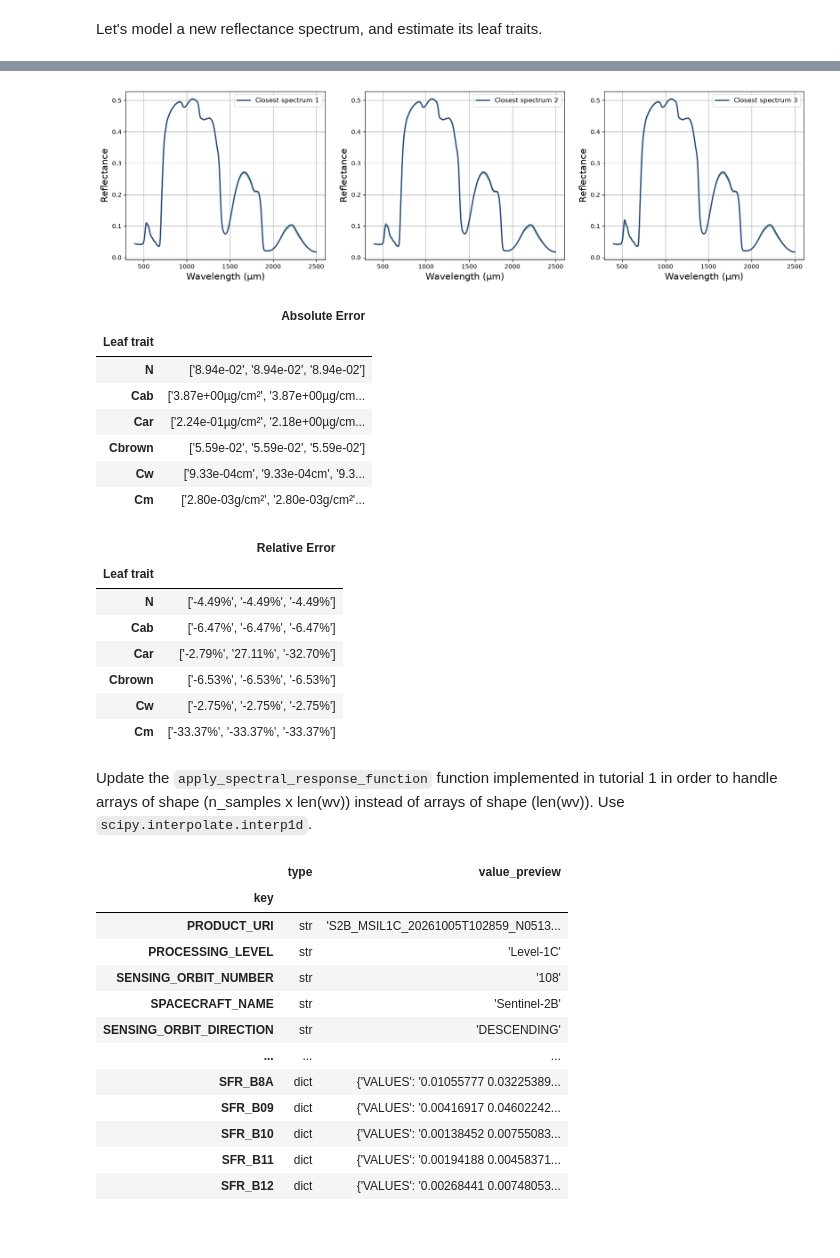
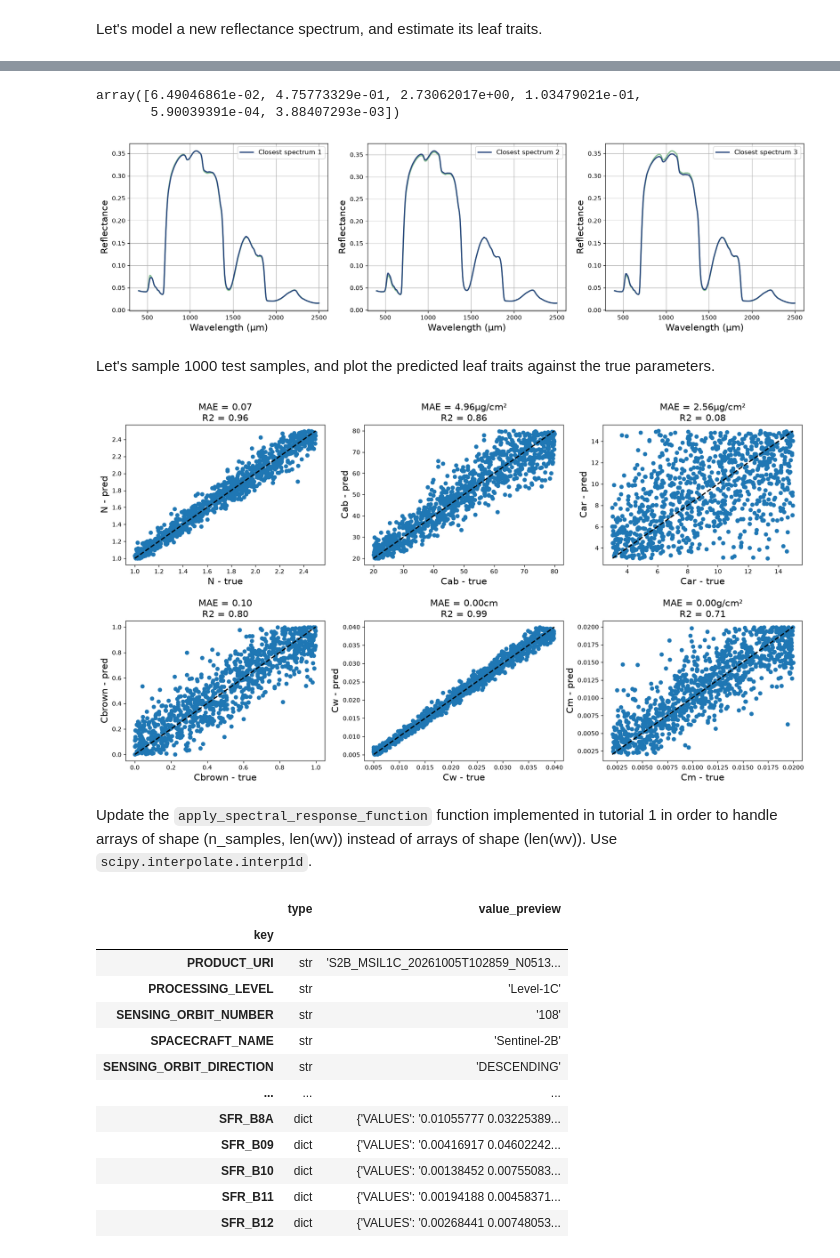
Before and after one commit to Romain3Ch216/RSFM, a Jupyter notebook: docs/tutorials/leaf_traits_inversion/leaf_traits_inversion.ipynb, the cells around one changed output, grey strips where cells are left out. Cells and saved outputs as stored; diff of their text form; code cells hidden in the pictures; blank space fills up the shorter version.

```diff
--- a/docs/tutorials/leaf_traits_inversion/leaf_traits_inversion.ipynb
+++ b/docs/tutorials/leaf_traits_inversion/leaf_traits_inversion.ipynb
@@ -173,6 +184,8 @@ def compute_LUT(
 # %%
 traits = list(LEAF_TRAITS.keys())
-traits_table, reflectance_table = compute_LUT(traits, n_values=6)
+bounds = [LEAF_TRAITS[trait]['range'] for trait in traits]
+traits_table = parameters_random_sampling(bounds, n_samples=10000)
+reflectance_table = build_lut(traits_table, forward_model=call_prospect)
 # %% [markdown]
 Let's model a new reflectance spectrum, and estimate its leaf traits.
 # %%
@@ -224,12 +249,19 @@ closest_spectra_top_3 = reflectance_table[closest_spectra_indices[:3]]
+# %%
+estimated_leaf_traits, closest_spectra = lut_inversion(test_reflectance, reflectance_table, traits_table, top_k=3)
+abs_error, relative_error, r2_score = inversion_metrics(estimated_leaf_traits, new_traits)
+abs_error[0]
+# %% [output]
+array([6.49046861e-02, 4.75773329e-01, 2.73062017e+00, 1.03479021e-01,
+       5.90039391e-04, 3.88407293e-03])
 # %%
 fig, axs = plt.subplots(1, 3, figsize=(20, 5))
 for i, ax in enumerate(axs.flat):
-    ax.plot(lam, rho, color=colors[0], lw=2)
-    ax.plot(lam, closest_spectra_top_3[i], color=colors[-1], lw=2, label=f'Closest spectrum {i+1}')
+    ax.plot(lam, test_reflectance, color=colors[0], lw=2)
+    ax.plot(lam, closest_spectra[0, i], color=colors[-1], lw=2, label=f'Closest spectrum {i+1}')
     ax.legend(fontsize=int(0.75*fontsize))
     ax.grid()
     ax.set_xlabel(f'Wavelength (µm)', fontsize=fontsize)
     ax.set_ylabel('Reflectance', fontsize=fontsize)
 plt.show()
 # %% [output]
-[figure, old version]
+[figure, new version]
@@ -250,22 +268,2 @@ for i, trait in enumerate(LEAF_TRAITS):
-# %%
-plot_dict(error_dict, columns=["Leaf trait", "Absolute Error"], print_type=False)
-# %% [output]
-|  | Absolute Error |
-| Leaf trait |  |
-| N | ['8.94e-02', '8.94e-02', '8.94e-02'] |
-| Cab | ['3.87e+00µg/cm²', '3.87e+00µg/cm... |
-| Car | ['2.24e-01µg/cm²', '2.18e+00µg/cm... |
-| Cbrown | ['5.59e-02', '5.59e-02', '5.59e-02'] |
-| Cw | ['9.33e-04cm', '9.33e-04cm', '9.3... |
-| Cm | ['2.80e-03g/cm²', '2.80e-03g/cm²'... |
-# %%
-plot_dict(relative_error_dict, columns=["Leaf trait", "Relative Error"], print_type=False)
-# %% [output]
-|  | Relative Error |
-| Leaf trait |  |
-| N | ['-4.49%', '-4.49%', '-4.49%'] |
-| Cab | ['-6.47%', '-6.47%', '-6.47%'] |
-| Car | ['-2.79%', '27.11%', '-32.70%'] |
-| Cbrown | ['-6.53%', '-6.53%', '-6.53%'] |
-| Cw | ['-2.75%', '-2.75%', '-2.75%'] |
-| Cm | ['-33.37%', '-33.37%', '-33.37%'] |
+# %% [markdown]
+Let's sample 1000 test samples, and plot the predicted leaf traits against the true parameters.
@@ -272,5 +272,15 @@ plot_dict(relative_error_dict, columns=["Leaf trait", "Relative Error"], print_t
+# %%
+fig, axs = plt.subplots(2, estimated_leaf_traits.shape[2] // 2, figsize=(20, 10))
+fig.subplots_adjust(hspace=0.4)
+
+trait_labels = list(LEAF_TRAITS.keys())
+units = [LEAF_TRAITS[trait]['unit'] if LEAF_TRAITS[trait]['unit'] is not None else '' for trait in trait_labels]
+
+#  TODO
+# %% [output]
+[figure, added]
 # %% [markdown]
-Update the `apply_spectral_response_function` function implemented in tutorial 1 in order to handle arrays of shape (n_samples x len(wv)) instead of arrays of shape (len(wv)). Use `scipy.interpolate.interp1d`.
+Update the `apply_spectral_response_function` function implemented in tutorial 1 in order to handle arrays of shape (n_samples, len(wv)) instead of arrays of shape (len(wv)). Use `scipy.interpolate.interp1d`.
 # %%
 from scipy.interpolate import interp1d
 
```
Also changed, not shown: parts of 37 cells of this notebook, 9 other files.
